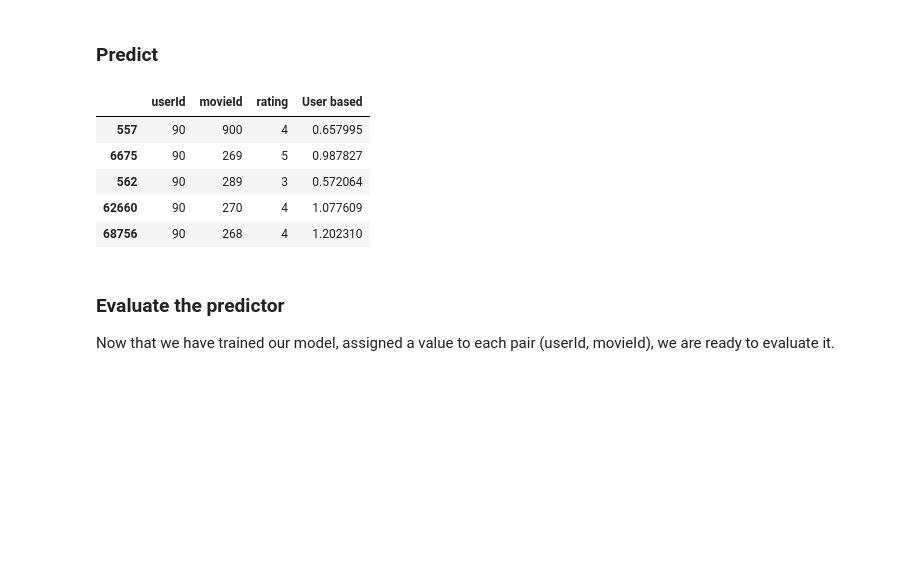
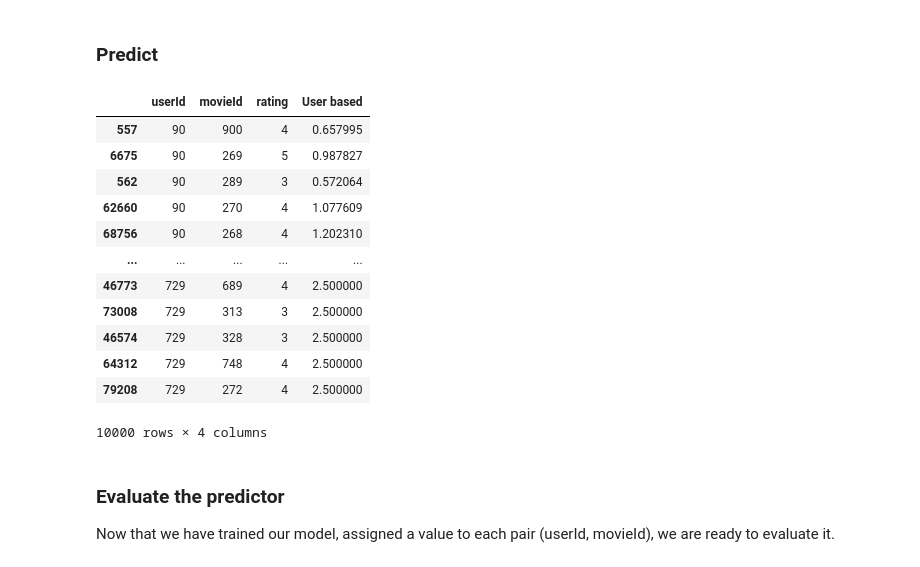
Before and after one commit to jorislimonier/uca-msc-dsai, a Jupyter notebook: ML-algo/05-notebook-RS-LIMONIER.ipynb, the cells around one changed output. Saved outputs shown, nothing was run; the diff lists cells and outputs as text; code cells hidden in the pictures; blank space fills up the shorter version.

```diff
--- a/ML-algo/05-notebook-RS-LIMONIER.ipynb
+++ b/ML-algo/05-notebook-RS-LIMONIER.ipynb
@@ -126,11 +133,14 @@ all_movieIds = ratings["movieId"].unique()
 # %%
 """ Pivot table for train set """
 train_pivot = pd.pivot_table(
-    train_ratings, values="rating", index="userId", columns="movieId"
+    data=train_ratings,
+    values="rating",
+    index="userId",
+    columns="movieId",
 )
 print("Nb users: ", train_pivot.shape[0])
 print("Nb movies:", train_pivot.shape[1])
-display(train_pivot.head())
+train_pivot
 # %% [output]
 Nb users:  867
 Nb movies: 1637
@@ -185,6 +207,6 @@ correlation_matrix.head()
 # %%
 # Step2 build rating function
-# We want to calculate the rating that a user could have made for an item.
+# We want to calculate the rating that a user could have given for an item.
 
 # Il est plus efficace de travailler avec numpy qu'avec pandas.
 # On transforme donc la matrice pivot en numpy
@@ -225,18 +247,14 @@ def predict(pivot, corr, userId, movieId):
     else:
         # le film a déjà été vu
         print(
-            "l'utilisateur",
-            userId,
-            "a déjà vu le film",
-            movieId,
-            "et lui a donné la note de",
-            pivot[user, movie],
+            f"l'utilisateur {userId} a déjà vu le film {movieId}",
+            f"et lui a donné la note de {pivot[user, movie]}",
         )
         return pivot[user, movie]
 
 
-predict(pivot, corr, 1, 1)
-predict(pivot, corr, 3, 28)
+predict(pivot=pivot, corr=corr, userId=1, movieId=1)
+predict(pivot=pivot, corr=corr, userId=3, movieId=28)
 # %% [output]
 l'utilisateur 1 a déjà vu le film 1 et lui a donné la note de 5.0
 1.8527972301545377
@@ -244,21 +262,28 @@ l'utilisateur 1 a déjà vu le film 1 et lui a donné la note de 5.0
 ### Predict
 # %%
 # Step 3 add the predicted rating to the test set
-pred = []
-for _, userId, movieId, _ in tqdm(
-    test_ratings[["userId", "movieId", "rating"]].itertuples()
-):
-    pred += [predict(pivot, corr, userId, movieId)]
 
-test_ratings["User based"] = pred
-test_ratings.head()
+test_ratings["User based"] = [
+    predict(pivot, corr, userId, movieId)
+    for _, userId, movieId, _ in tqdm(
+        test_ratings[["userId", "movieId", "rating"]].itertuples()
+    )
+]
+test_ratings
 # %% [output]
 |  | userId | movieId | rating | User based |
 | 557 | 90 | 900 | 4 | 0.657995 |
 | 6675 | 90 | 269 | 5 | 0.987827 |
 | 562 | 90 | 289 | 3 | 0.572064 |
 | 62660 | 90 | 270 | 4 | 1.077609 |
 | 68756 | 90 | 268 | 4 | 1.202310 |
+| ... | ... | ... | ... | ... |
+| 46773 | 729 | 689 | 4 | 2.500000 |
+| 73008 | 729 | 313 | 3 | 2.500000 |
+| 46574 | 729 | 328 | 3 | 2.500000 |
+| 64312 | 729 | 748 | 4 | 2.500000 |
+| 79208 | 729 | 272 | 4 | 2.500000 |
+10000 rows × 4 columns
 # %% [markdown]
 ### Evaluate the predictor
 
```
Also changed, not shown: parts of 31 cells of this notebook, 1 other file.
